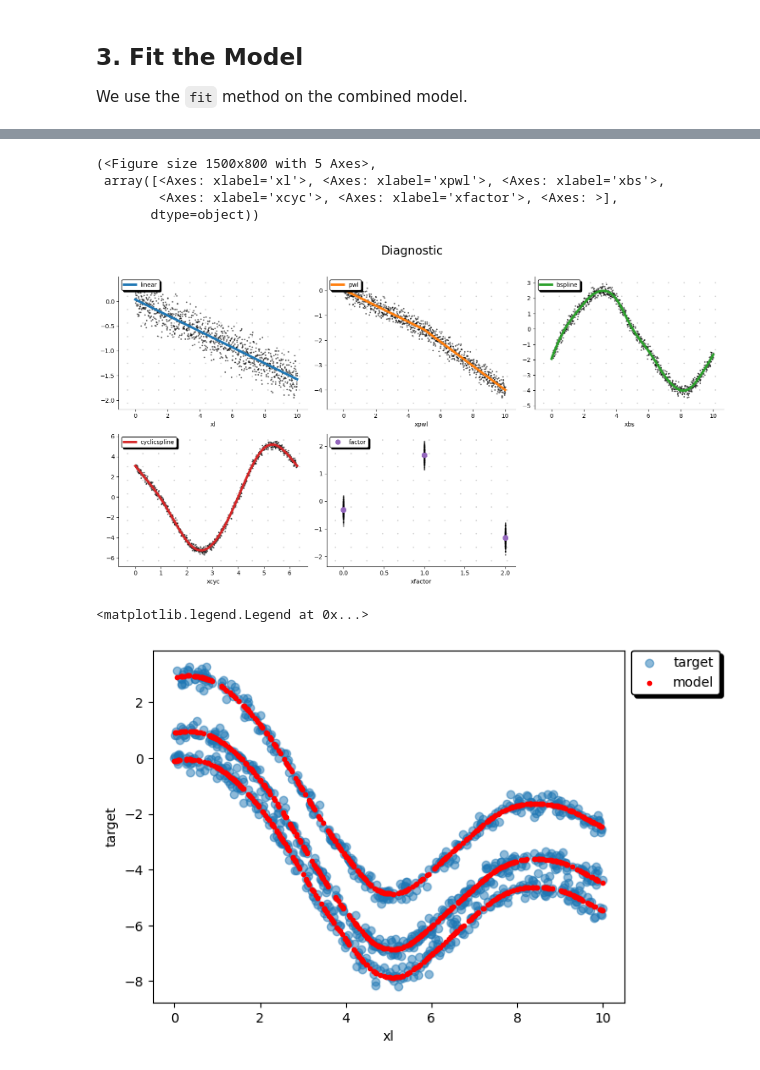
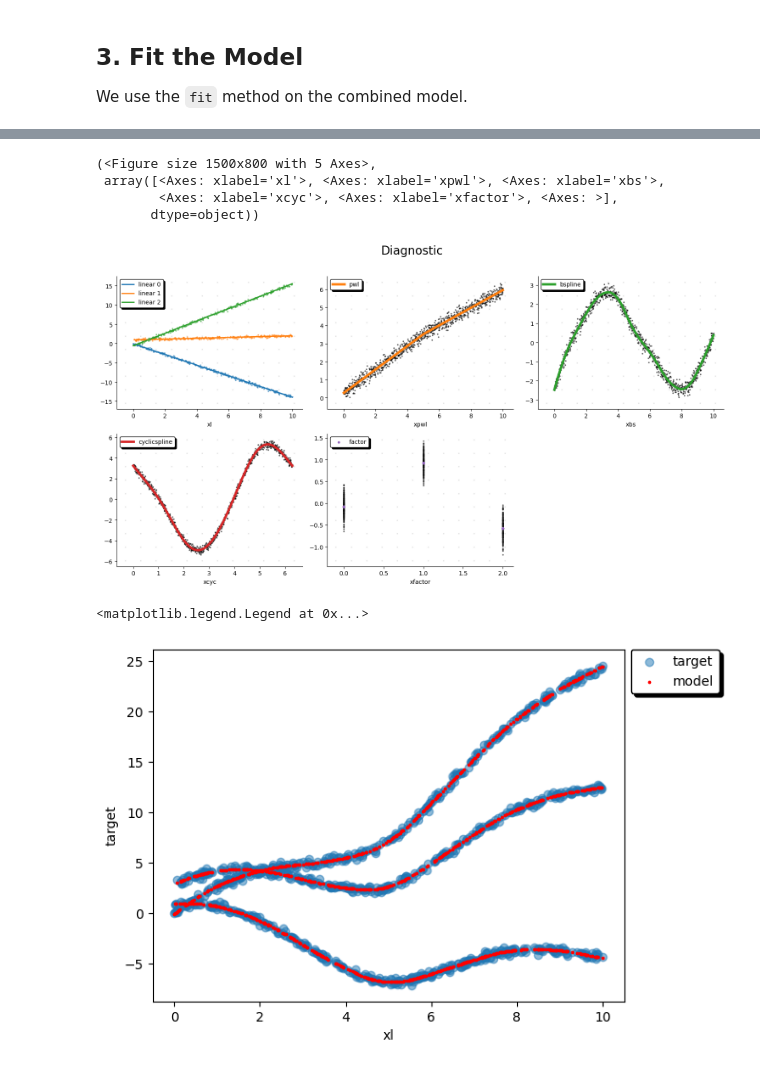
Before and after one commit to clarkmaio/lpspline, a Jupyter notebook: notebook/demo.ipynb, the cells around one changed output, grey strips where cells are left out. Saved outputs shown, nothing was run; the diff lists cells and outputs as text; code cells hidden in the pictures.

```diff
--- a/notebook/demo.ipynb
+++ b/notebook/demo.ipynb
@@ -21,37 +22,4 @@ np.random.seed(42)
 
 We create a dataset with various non-linear relationships.
 # %%
-n = 1000
-x_linear = np.linspace(0, 10, n)
-x_pwl = np.linspace(0, 10, n)
-x_bs = np.linspace(0, 10, n)
-x_cyc = np.linspace(0, 2*np.pi, n)
-x_factor = np.random.randint(0, 3, n)
-
-# True functions
-y_linear = -1 * x_linear
-y_pwl = np.where(x_pwl < 5, 0, x_pwl - 5) # Hinge at 5
-y_bs = np.sin(x_bs) # Sine wave
-y_cyc = np.cos(x_cyc) # Cosine wave
-y_factor = np.array([0, 2, -1])[x_factor] # Categorical effects
-
-# Combined target with noise
-y = (
-    y_linear +
-    y_pwl +
-    y_bs +
-    y_cyc +
-    y_factor +
-    np.random.normal(0, 0.2, n)
-)
-
-df = pl.DataFrame({
-    "xl": x_linear,
-    "xpwl": x_pwl,
-    "xbs": x_bs,
-    "xcyc": x_cyc,
-    "xfactor": x_factor,
-    "target": y
-})
-
-print(df.head())
+X, y = load_demo_dataset(samples=1000)
@@ -75,7 +30,7 @@ We define the components and add them together to create the model.
 # %%
 # Create model using additive syntax
 model = (
-    +l(term='xl')
+    +l(term='xl', by='xfactor')
     + pwl(term='xpwl', knots=3)
     + bs(term="xbs", knots=10, degree=2)
     + cs(term="xcyc", order=3)
@@ -86,7 +41,7 @@ model = (
 
 We use the `fit` method on the combined model.
 # %%
-model.fit(df, df["target"])
+model.fit(X, y)
 
 print("Model fitted successfully.")
 # %% [output]
@@ -108,19 +63,19 @@ Spline Type          | Term         | Tag             | Constraints          | P
 
 Model fitted successfully.
 # %%
-plot_diagnostic(model=model, X=df, y=df['target'], ncols=3)
+plot_diagnostic(model=model, X=X, y=y, ncols=3)
 # %% [output]
 (<Figure size 1500x800 with 5 Axes>,
  array([<Axes: xlabel='xl'>, <Axes: xlabel='xpwl'>, <Axes: xlabel='xbs'>,
         <Axes: xlabel='xcyc'>, <Axes: xlabel='xfactor'>, <Axes: >],
        dtype=object))
-[figure, old version]
+[figure, new version]
 # %%
-plt.scatter(df['xl'], df['target'], alpha=.5, label='target')
-plt.scatter(df['xl'], model.predict(df), marker='.', color='red', label='model')
+plt.scatter(X['xl'], y, alpha=.5, label='target')
+plt.scatter(X['xl'], model.predict(X), marker='.', color='red', label='model', s=10)
 plt.ylabel('target')
 plt.xlabel('xl')
 pmp.legend(loc='ext side upper right')
 # %% [output]
 <matplotlib.legend.Legend at 0x...>
-[figure, old version]
+[figure, new version]
```
Also changed, not shown: parts of 3 cells of this notebook, 6 other files.
